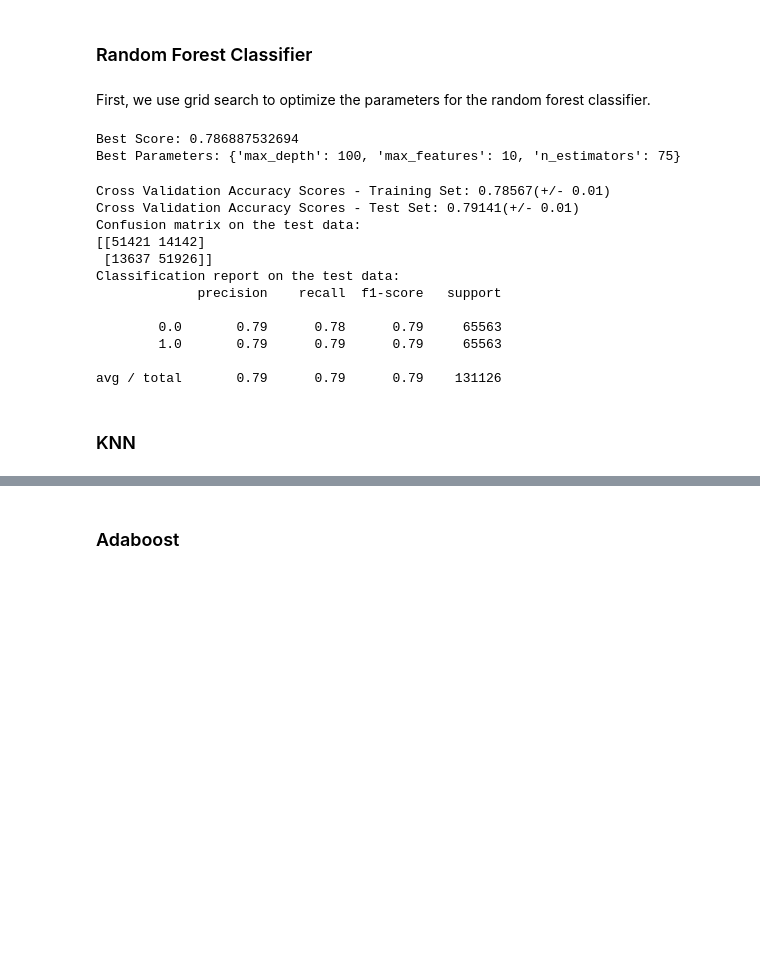
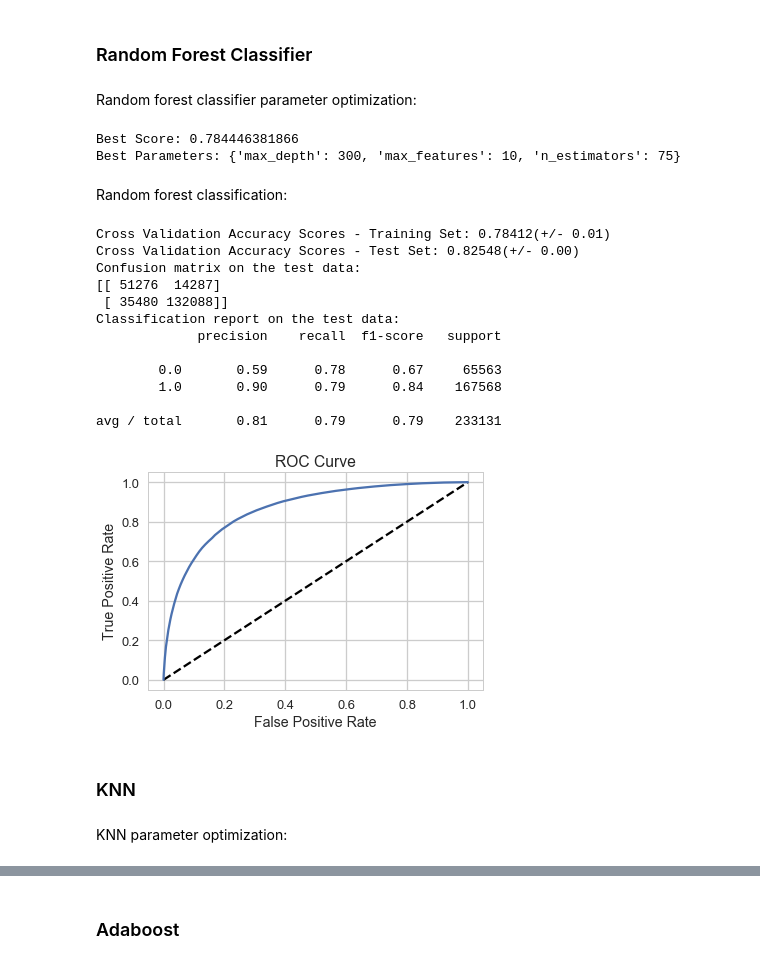
Before and after one commit to shuojiashi/women_in_stem, a Jupyter notebook: notebooks/Women in STEM workforce ML_upload.ipynb, the cells around one changed output, grey strips where cells are left out. Drawn from its saved outputs; the diff is of its cells as text; code cells hidden in the pictures; blank space fills up the shorter version.

```diff
--- a/notebooks/Women in STEM workforce ML_upload.ipynb
+++ b/notebooks/Women in STEM workforce ML_upload.ipynb
@@ -349,15 +388,15 @@ Features with the most impact on higher income levels
 # %% [markdown]
 ### Random Forest Classifier
-# %% [markdown]
-First, we use grid search to optimize the parameters for the random forest classifier.
+# %% [markdown]
+Random forest classifier parameter optimization:
 # %%
-clf = RandomForestClassifier()
+rf = RandomForestClassifier()
 param_grid = {"n_estimators": [30, 50, 75],
               "max_features": [10, 30, 50],
               "max_depth": [10, 100, 300]
               }
 
-grid_rf = GridSearchCV(clf, param_grid=param_grid, cv=5)
+grid_rf = GridSearchCV(rf, param_grid=param_grid, cv=5)
 grid_rf.fit(X_rus, y_rus)
 
 # Printing the best score from the model
@@ -367,8 +406,10 @@ print('Best Score:', grid_rf.best_score_)
 best_params = grid_rf.best_params_
 print('Best Parameters:', best_params)
 # %% [output]
-Best Score: 0.786887532694
-Best Parameters: {'max_depth': 100, 'max_features': 10, 'n_estimators': 75}
+Best Score: 0.784446381866
+Best Parameters: {'max_depth': 300, 'max_features': 10, 'n_estimators': 75}
+# %% [markdown]
+Random forest classification:
 # %%
 #initiate a instance for classifier
 rf = RandomForestClassifier(**best_params)
@@ -377,35 +418,52 @@ rf = RandomForestClassifier(**best_params)
 rf.fit(X_rus, y_rus)
 
 # Predict the labels of the test data: y_pred
-y_pred = rf.predict(X_rus_test)
+y_pred = rf.predict(X_test)
 
 scores_rf_train = cross_val_score(rf, X_rus, y_rus, cv=5)
 print('Cross Validation Accuracy Scores - Training Set: {:.5f}(+/- {:.2f})'.format(scores_rf_train.mean(),
                                                                                  scores_rf_train.std()*2))
-scores_rf_test = cross_val_score(rf, X_rus_test, y_rus_test, cv=5)
+scores_rf_test = cross_val_score(rf, X_test, y_test, cv=5)
 print('Cross Validation Accuracy Scores - Test Set: {:.5f}(+/- {:.2f})'.format(scores_rf_test.mean(),
                                                                                  scores_rf_test.std()*2))
 
 # Generate the confusion matrix and classification report
 print('Confusion matrix on the test data:')
-print(confusion_matrix(y_rus_test, y_pred))
+print(confusion_matrix(y_test, y_pred))
 print('Classification report on the test data:')
-print(classification_report(y_rus_test, y_pred))
+print(classification_report(y_test, y_pred))
 # %% [output]
-Cross Validation Accuracy Scores - Training Set: 0.78567(+/- 0.01)
-Cross Validation Accuracy Scores - Test Set: 0.79141(+/- 0.01)
+Cross Validation Accuracy Scores - Training Set: 0.78412(+/- 0.01)
+Cross Validation Accuracy Scores - Test Set: 0.82548(+/- 0.00)
 Confusion matrix on the test data:
-[[51421 14142]
- [13637 51926]]
+[[ 51276  14287]
+ [ 35480 132088]]
 Classification report on the test data:
              precision    recall  f1-score   support
 
-        0.0       0.79      0.78      0.79     65563
-        1.0       0.79      0.79      0.79     65563
+        0.0       0.59      0.78      0.67     65563
+        1.0       0.90      0.79      0.84    167568
 
-avg / total       0.79      0.79      0.79    131126
+avg / total       0.81      0.79      0.79    233131
+# %%
+y_pred_prob = rf.predict_proba(X_test)[:,1]
+
+# Generate ROC curve values: fpr, tpr, thresholds
+fpr, tpr, thresholds = roc_curve(y_test, y_pred_prob)
+
+# Plot ROC curve
+plt.plot([0, 1], [0, 1], 'k--')
+plt.plot(fpr, tpr)
+plt.xlabel('False Positive Rate')
+plt.ylabel('True Positive Rate')
+plt.title('ROC Curve')
+plt.show()
+# %% [output]
+[figure, added]
 # %% [markdown]
 ### KNN
+# %% [markdown]
+KNN parameter optimization:
 # %%
 knn = KNeighborsClassifier()
 param_grid = {"n_neighbors": [5, 10, 15],
```
Also changed, not shown: parts of 47 cells of this notebook.
